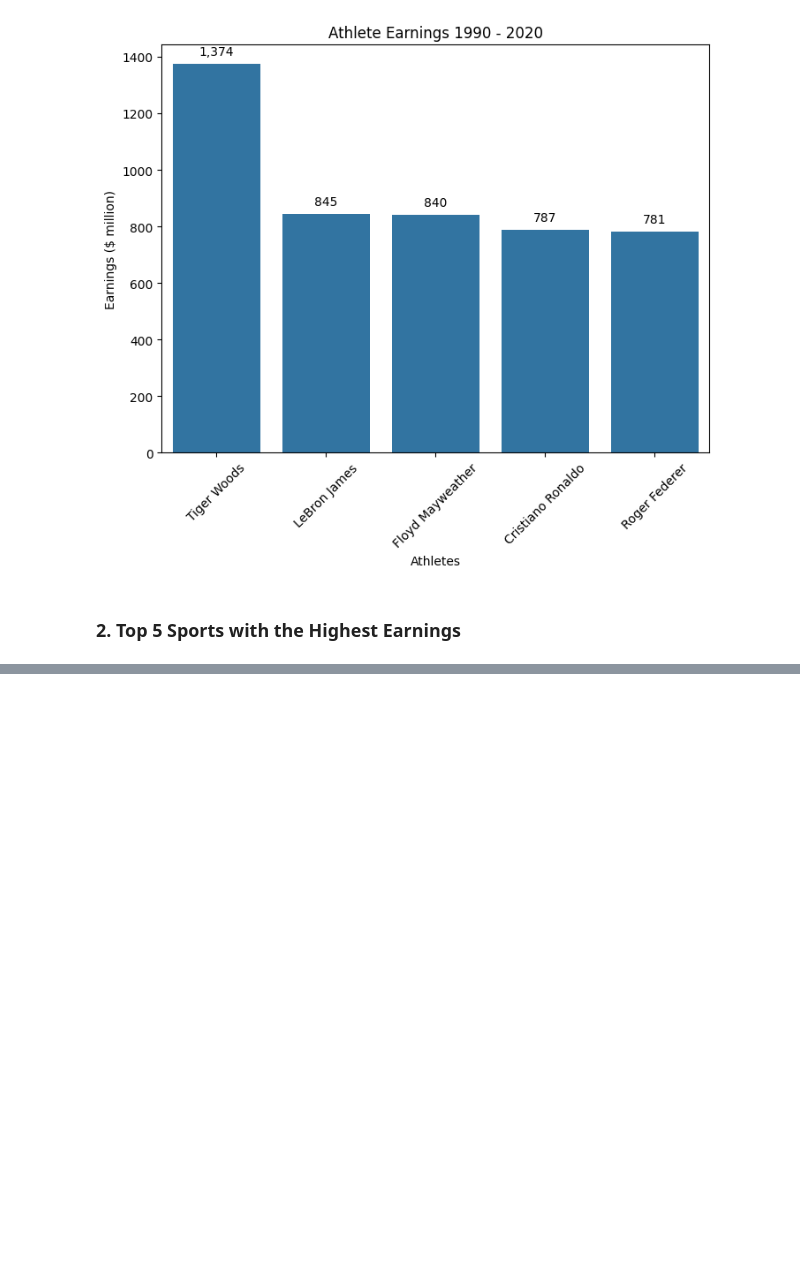
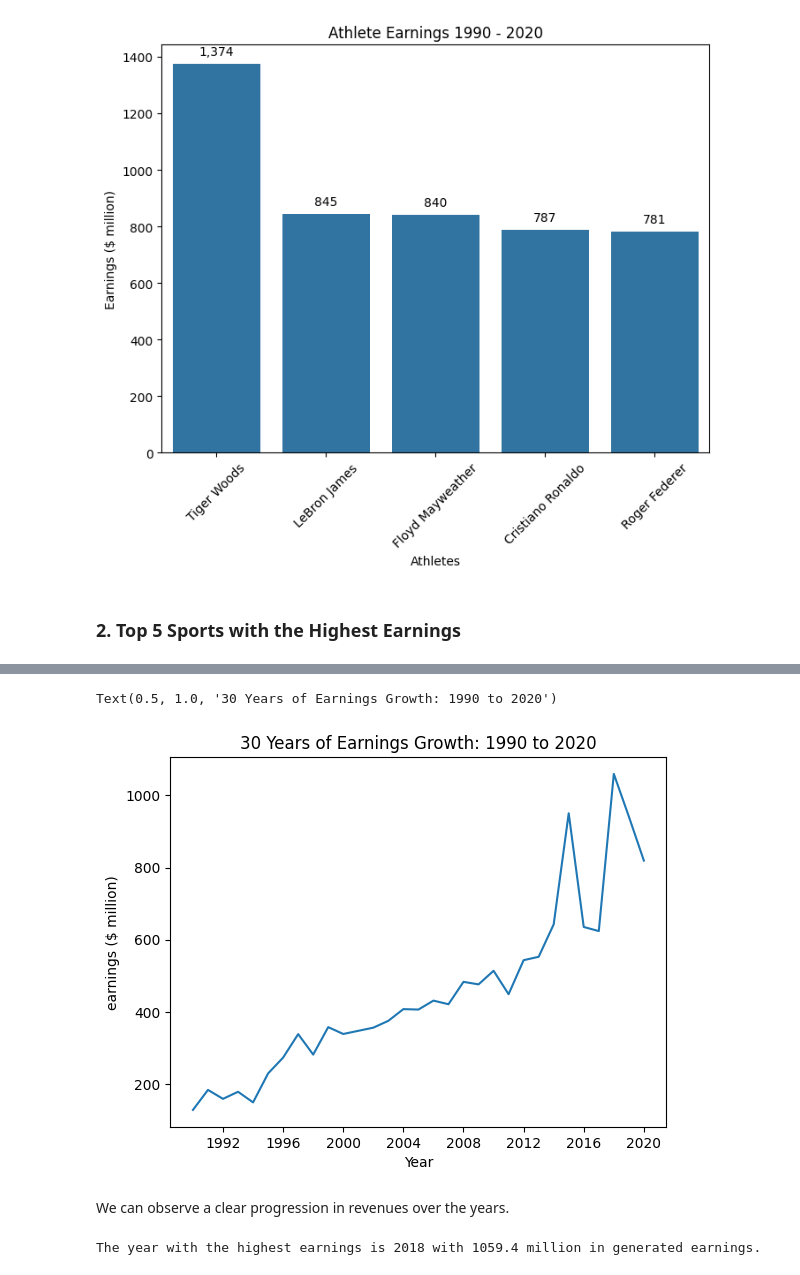
Before and after one commit to Mnr04/Kaggle_Projects, a Jupyter notebook: Forbes_Highest_Paid_Athletes_1990-2020.ipynb, the cells around one changed output, grey strips where cells are left out. Saved outputs shown, nothing was run; the diff lists cells and outputs as text; code cells hidden in the pictures; blank space fills up the shorter version.

```diff
--- a/Forbes_Highest_Paid_Athletes_1990-2020.ipynb
+++ b/Forbes_Highest_Paid_Athletes_1990-2020.ipynb
@@ -267,0 +330,3 @@ for p in bar_plot.patches:
+# %%
+top_years = dataframe.groupby('Year')['earnings ($ million)'].sum().reset_index()
+top_years
@@ -267,0 +351,8 @@ for p in bar_plot.patches:
+# %%
+sns.lineplot(data=top_years, x="Year", y="earnings ($ million)")
+plt.title("30 Years of Earnings Growth: 1990 to 2020")
+# %% [output]
+Text(0.5, 1.0, '30 Years of Earnings Growth: 1990 to 2020')
+[figure, added]
+# %% [markdown]
+We can observe a clear progression in revenues over the years.
@@ -267,0 +366,4 @@ for p in bar_plot.patches:
+# %%
+print(f"The year with the highest earnings is {years_only} with {max_earnings} million in generated earnings.")
+# %% [output]
+The year with the highest earnings is 2018 with 1059.4 million in generated earnings.
```
Also changed, not shown: parts of 12 cells of this notebook.
